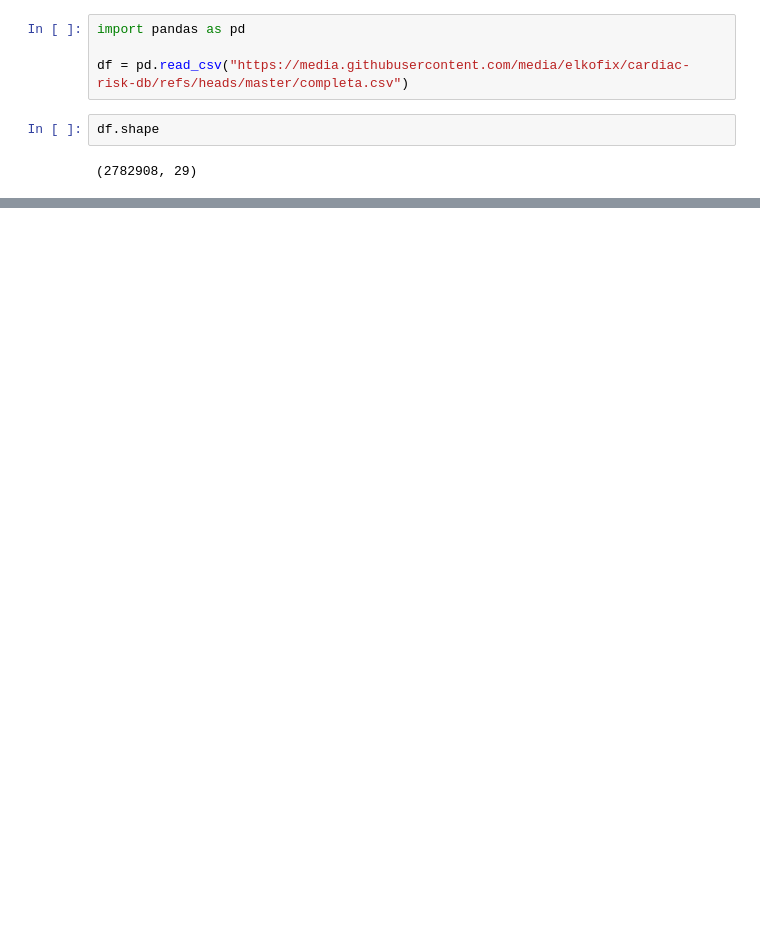
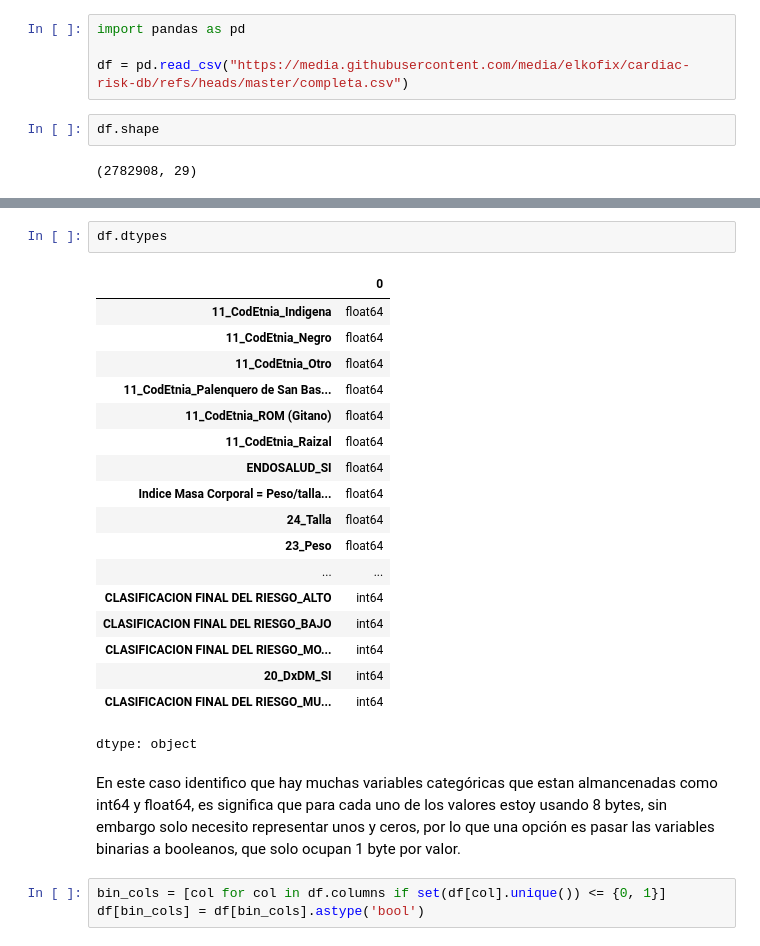
Before and after one commit to elkofix/cardiac-risk-db, a Jupyter notebook: explorative_data_analysis.ipynb, the cells around one changed output, grey strips where cells are left out. Drawn from its saved outputs; the diff is of its cells as text; blank space fills up the shorter version.

```diff
--- a/explorative_data_analysis.ipynb
+++ b/explorative_data_analysis.ipynb
@@ -18,0 +18,26 @@ df.head()
+# %%
+df.dtypes
+# %% [output]
+|  | 0 |
+| 11_CodEtnia_Indigena | float64 |
+| 11_CodEtnia_Negro | float64 |
+| 11_CodEtnia_Otro | float64 |
+| 11_CodEtnia_Palenquero de San Bas... | float64 |
+| 11_CodEtnia_ROM (Gitano) | float64 |
+| 11_CodEtnia_Raizal | float64 |
+| ENDOSALUD_SI | float64 |
+| Indice Masa Corporal = Peso/talla... | float64 |
+| 24_Talla | float64 |
+| 23_Peso | float64 |
+| ... | ... |
+| CLASIFICACION FINAL DEL RIESGO_ALTO | int64 |
+| CLASIFICACION FINAL DEL RIESGO_BAJO | int64 |
+| CLASIFICACION FINAL DEL RIESGO_MO... | int64 |
+| 20_DxDM_SI | int64 |
+| CLASIFICACION FINAL DEL RIESGO_MU... | int64 |
+dtype: object
+# %% [markdown]
+En este caso identifico que hay muchas variables categóricas que estan almancenadas como int64 y float64, es significa que para cada uno de los valores estoy usando 8 bytes, sin embargo solo necesito representar unos y ceros, por lo que una opción es pasar las variables binarias a booleanos, que solo ocupan 1 byte por valor.
+# %%
+bin_cols = [col for col in df.columns if set(df[col].unique()) <= {0, 1}]
+df[bin_cols] = df[bin_cols].astype('bool')
```
Also changed, not shown: parts of 3 cells of this notebook.
